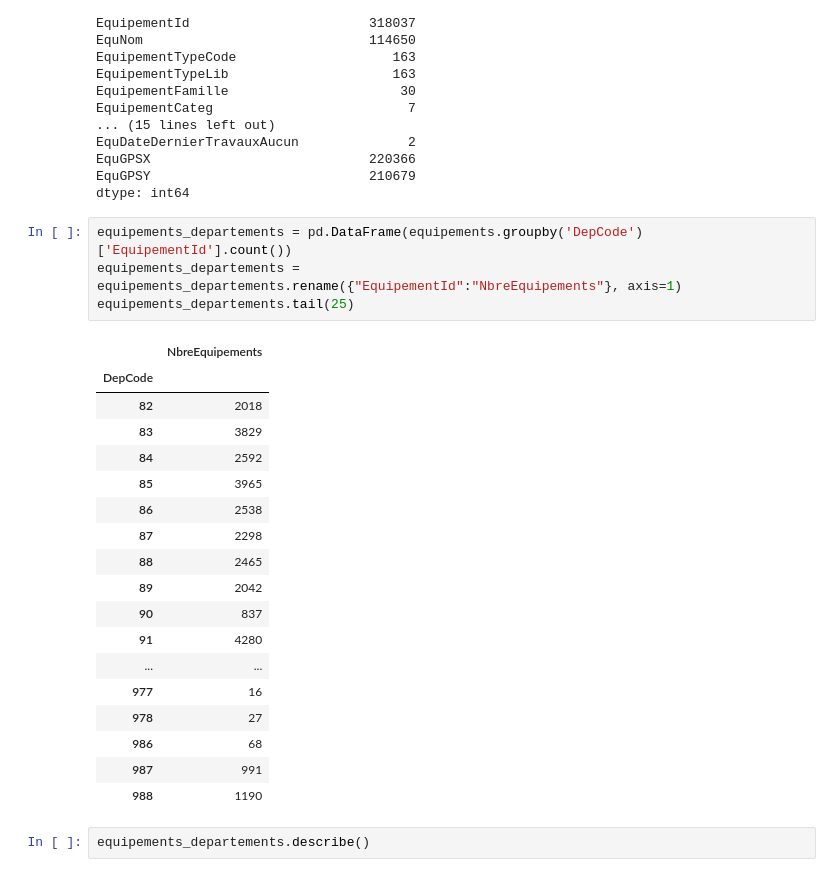
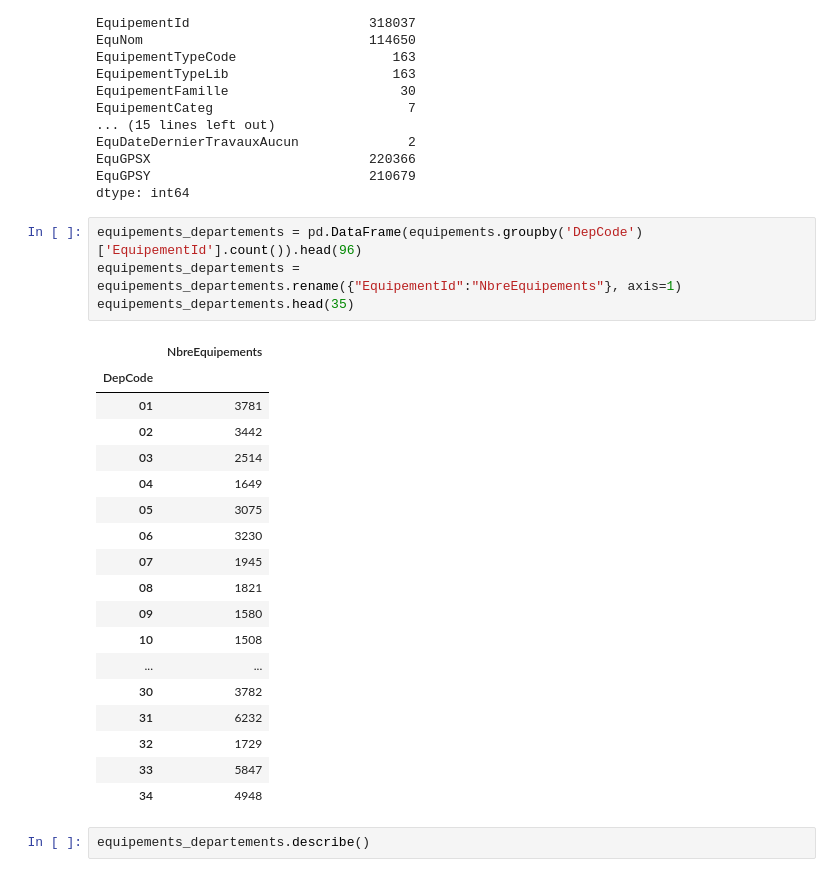
Before and after one commit to JulesChpn/ProjetPython, a Jupyter notebook: README.ipynb, the cells around one changed output. Saved outputs shown, nothing was run; the diff lists cells and outputs as text.

```diff
--- a/README.ipynb
+++ b/README.ipynb
@@ -61,28 +61,28 @@ EquGPSX                            220366
 EquGPSY                            210679
 dtype: int64
 # %%
-equipements_departements = pd.DataFrame(equipements.groupby('DepCode')['EquipementId'].count())
+equipements_departements = pd.DataFrame(equipements.groupby('DepCode')['EquipementId'].count()).head(96)
 equipements_departements = equipements_departements.rename({"EquipementId":"NbreEquipements"}, axis=1)
-equipements_departements.tail(25)
+equipements_departements.head(35)
 # %% [output]
 |  | NbreEquipements |
 | DepCode |  |
-| 82 | 2018 |
-| 83 | 3829 |
-| 84 | 2592 |
-| 85 | 3965 |
-| 86 | 2538 |
-| 87 | 2298 |
-| 88 | 2465 |
-| 89 | 2042 |
-| 90 | 837 |
-| 91 | 4280 |
+| 01 | 3781 |
+| 02 | 3442 |
+| 03 | 2514 |
+| 04 | 1649 |
+| 05 | 3075 |
+| 06 | 3230 |
+| 07 | 1945 |
+| 08 | 1821 |
+| 09 | 1580 |
+| 10 | 1508 |
 | ... | ... |
-| 977 | 16 |
-| 978 | 27 |
-| 986 | 68 |
-| 987 | 991 |
-| 988 | 1190 |
+| 30 | 3782 |
+| 31 | 6232 |
+| 32 | 1729 |
+| 33 | 5847 |
+| 34 | 4948 |
 # %%
 equipements_departements.describe()
 # %% [output]
```
Also changed, not shown: parts of 5 cells of this notebook.
